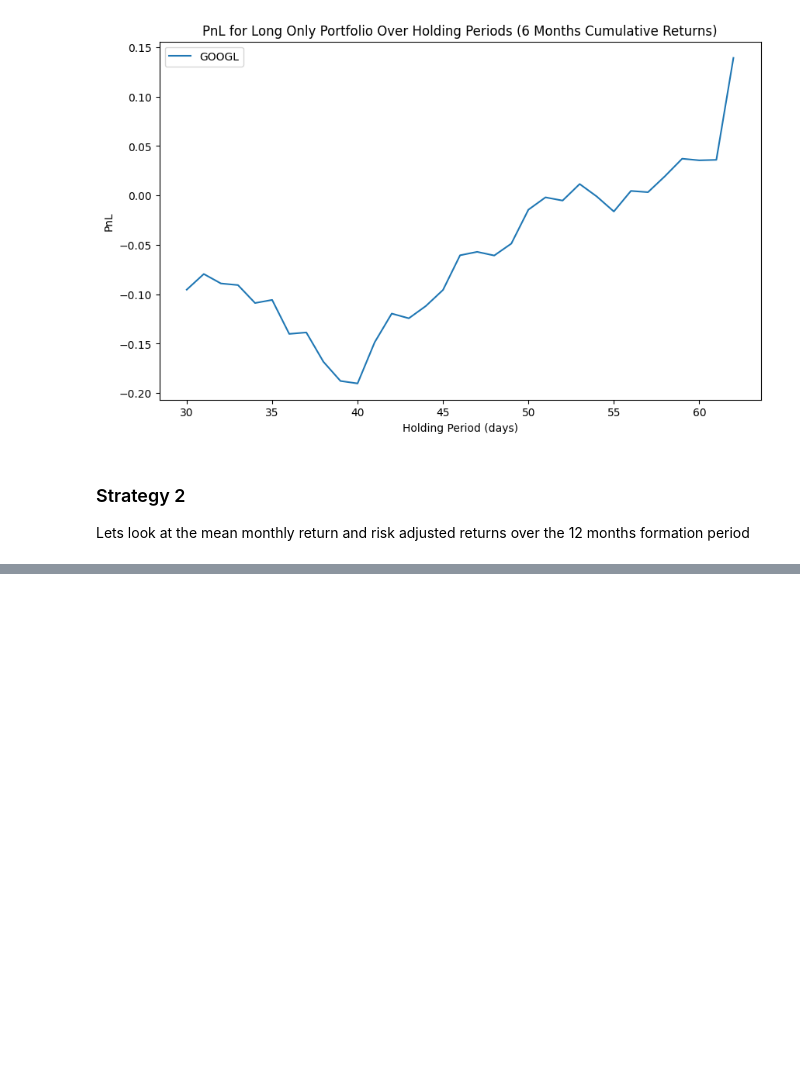
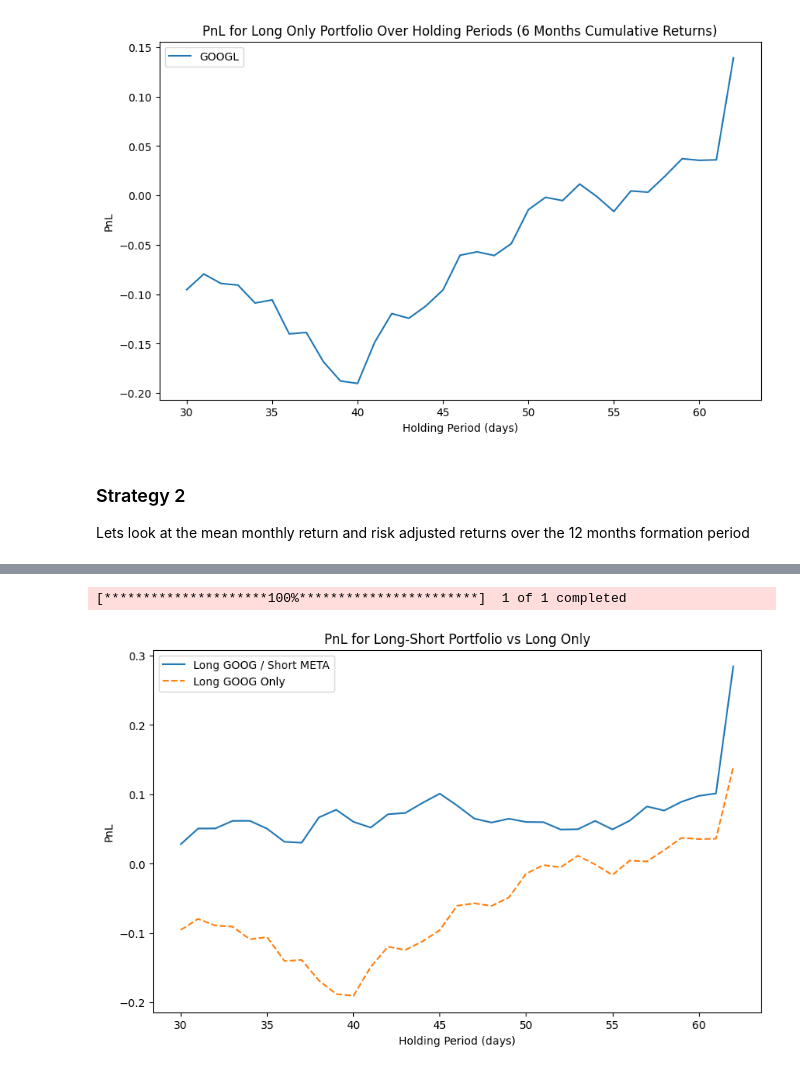
Before and after one commit to irwinding/trading-strategies, a Jupyter notebook: price_momentum/exploration.ipynb, the cells around one changed output, grey strips where cells are left out. Cells and saved outputs as stored; diff of their text form; code cells hidden in the pictures; blank space fills up the shorter version.

```diff
--- a/price_momentum/exploration.ipynb
+++ b/price_momentum/exploration.ipynb
@@ -251,0 +282,27 @@ plt.show()
+# %%
+### Based on the RAR, we long the top ticker: GOOG and short the bottom ticker: META, and calculate the PnL for the long-short portfolio over the holding periods. Plot the PnL for the long-short portfolio and compare it with the PnL of the long only portfolio for GOOG.
+short_ticker = list(risk_adjusted_returns.keys())[-1]
+short_pnl = []
+future_data = pull_data_from_yfinance([short_ticker], start_date=datetime(2026, 2, 1), end_date=datetime(2026, 5, 1))
+for period in holding_periods:
+    if len(future_data[short_ticker]['Close']) >= period:
+        sell_price = data[short_ticker]['Close'][len(data[short_ticker]['Close']) - 1]
+        buy_price = future_data[short_ticker]['Close'][period - 1]
+        short_pnl.append((sell_price - buy_price) / sell_price)
+    else:
+        short_pnl.append(np.nan)  # Not enough data to calculate PnL for this period
+
+# short_pnl is already the SIGNED return of the short leg (positive when the
+# shorted name falls), so the equal-weight long-short PnL is long + short.
+long_short_pnl = [long + short for long, short in zip(top_pnl, short_pnl)]
+fig, ax = plt.subplots(figsize=(10, 6))
+ax.plot(holding_periods, long_short_pnl, label="Long GOOG / Short META")
+ax.plot(holding_periods, top_pnl, label="Long GOOG Only", linestyle='--')
+ax.set_title("PnL for Long-Short Portfolio vs Long Only")
+ax.set_xlabel("Holding Period (days)")
+ax.set_ylabel("PnL")
+ax.legend()
+plt.show()
+# %% [output]
+[*********************100%***********************]  1 of 1 completed
+[figure, added]
```
Also changed, not shown: parts of 10 cells of this notebook, 4 other files.
